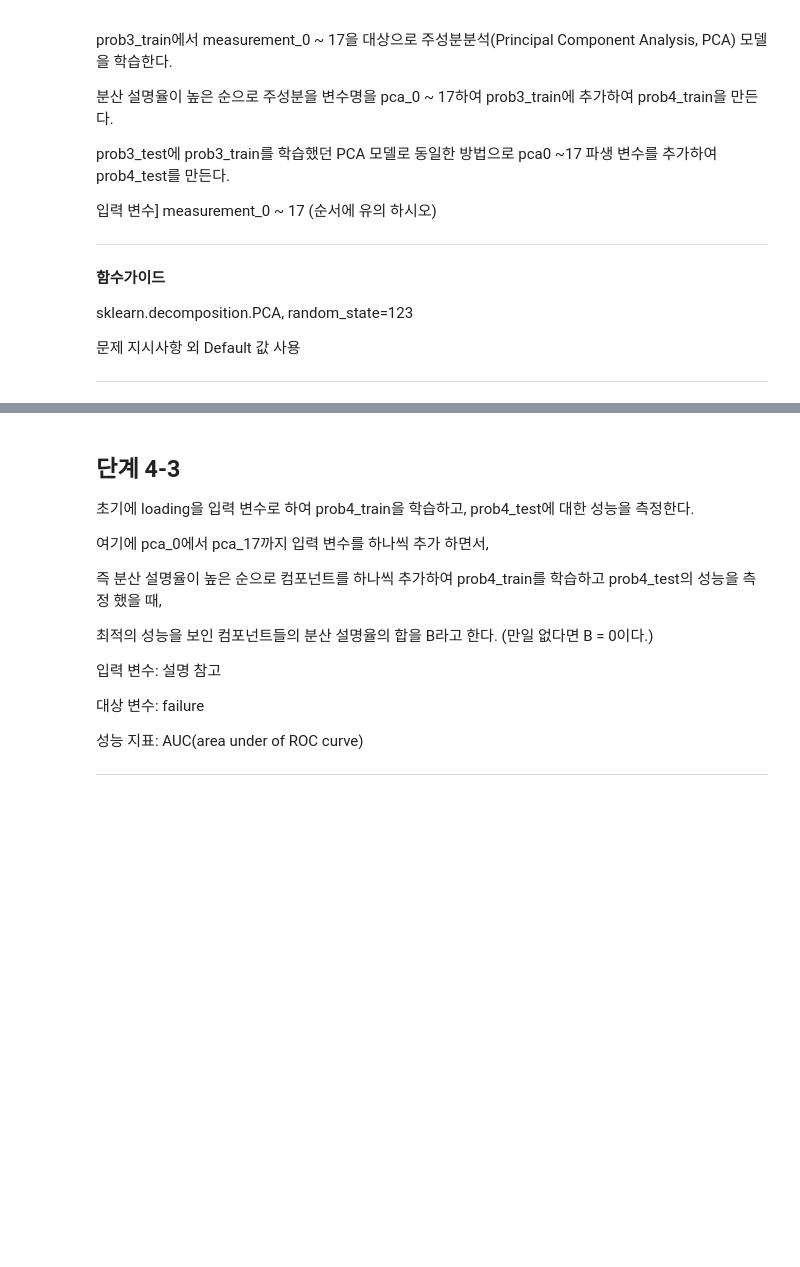
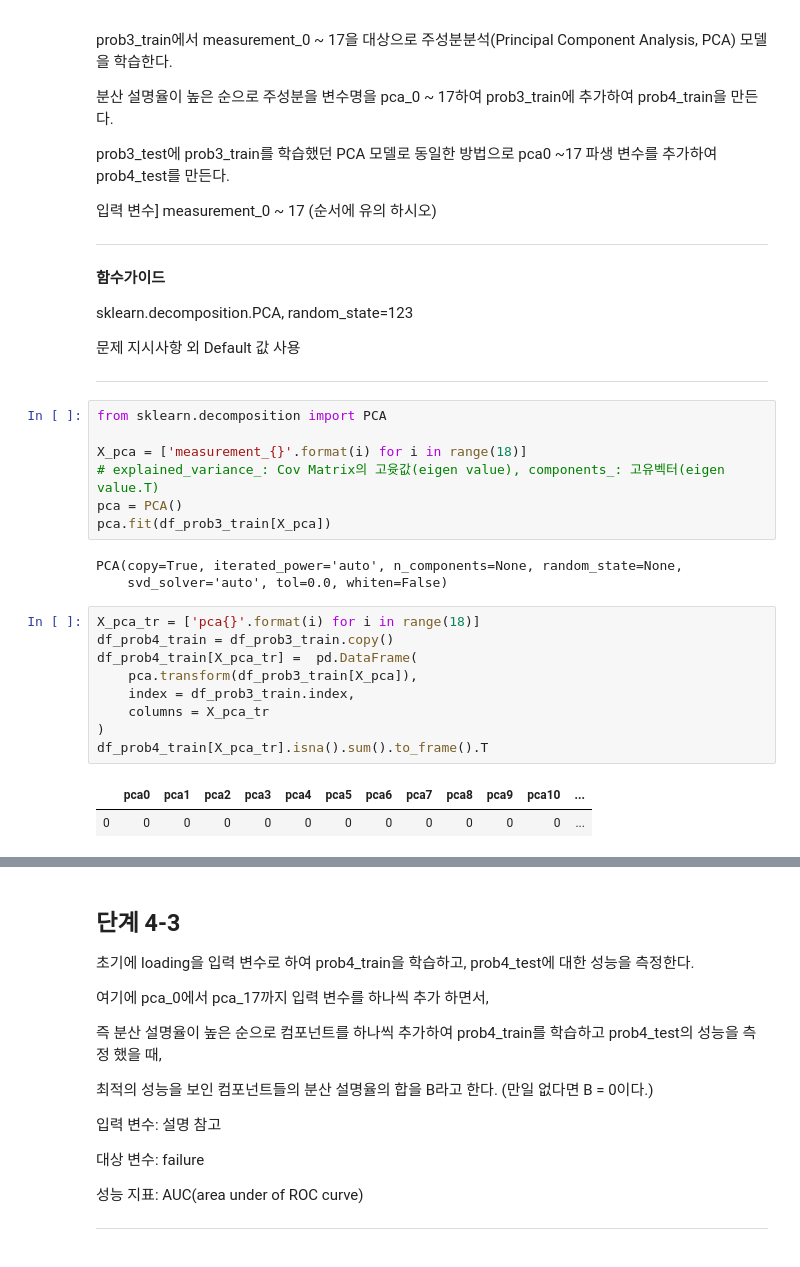
Before and after one commit to sunkusun9/DS_lv3_2311_1, a Jupyter notebook: sec_ds_lv3_prob1_prob.ipynb, the cells around one changed output, grey strips where cells are left out. Drawn from its saved outputs; the diff is of its cells as text; blank space fills up the shorter version.

```diff
--- a/sec_ds_lv3_prob1_prob.ipynb
+++ b/sec_ds_lv3_prob1_prob.ipynb
@@ -1060,3 +1077,25 @@ sklearn.decomposition.PCA, random_state=123
 문제 지시사항 외 Default 값 사용
 
 ---
+# %%
+from sklearn.decomposition import PCA
+
+X_pca = ['measurement_{}'.format(i) for i in range(18)]
+# explained_variance_: Cov Matrix의 고윳값(eigen value), components_: 고유벡터(eigen value.T)
+pca = PCA()
+pca.fit(df_prob3_train[X_pca])
+# %% [output]
+PCA(copy=True, iterated_power='auto', n_components=None, random_state=None,
+    svd_solver='auto', tol=0.0, whiten=False)
+# %%
+X_pca_tr = ['pca{}'.format(i) for i in range(18)]
+df_prob4_train = df_prob3_train.copy()
+df_prob4_train[X_pca_tr] =  pd.DataFrame(
+    pca.transform(df_prob3_train[X_pca]),
+    index = df_prob3_train.index,
+    columns = X_pca_tr
+)
+df_prob4_train[X_pca_tr].isna().sum().to_frame().T
+# %% [output]
+|  | pca0 | pca1 | pca2 | pca3 | pca4 | pca5 | pca6 | pca7 | pca8 | pca9 | pca10 | ... |
+| 0 | 0 | 0 | 0 | 0 | 0 | 0 | 0 | 0 | 0 | 0 | 0 | ... |
```
Also changed, not shown: parts of 58 cells of this notebook.
